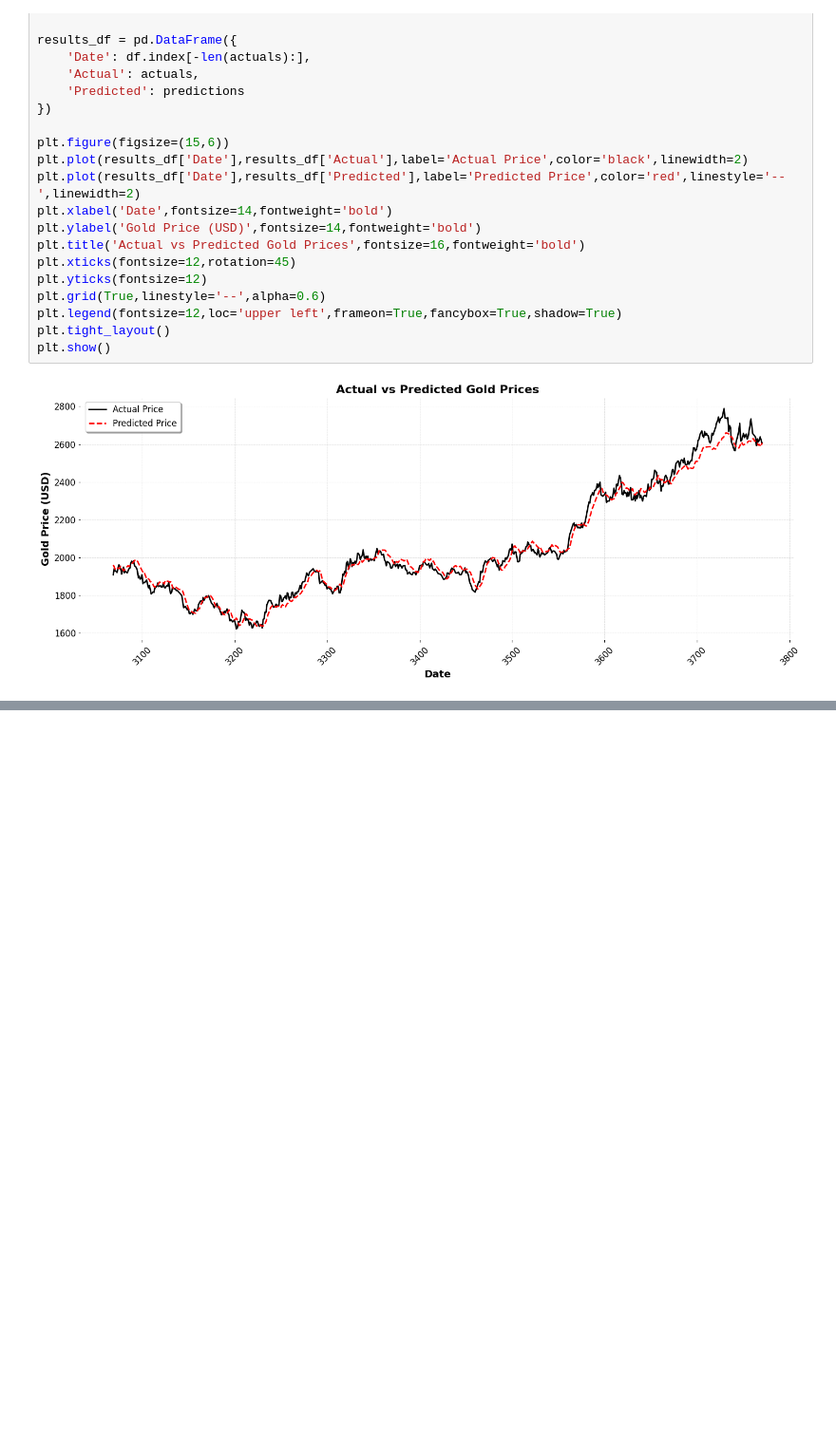
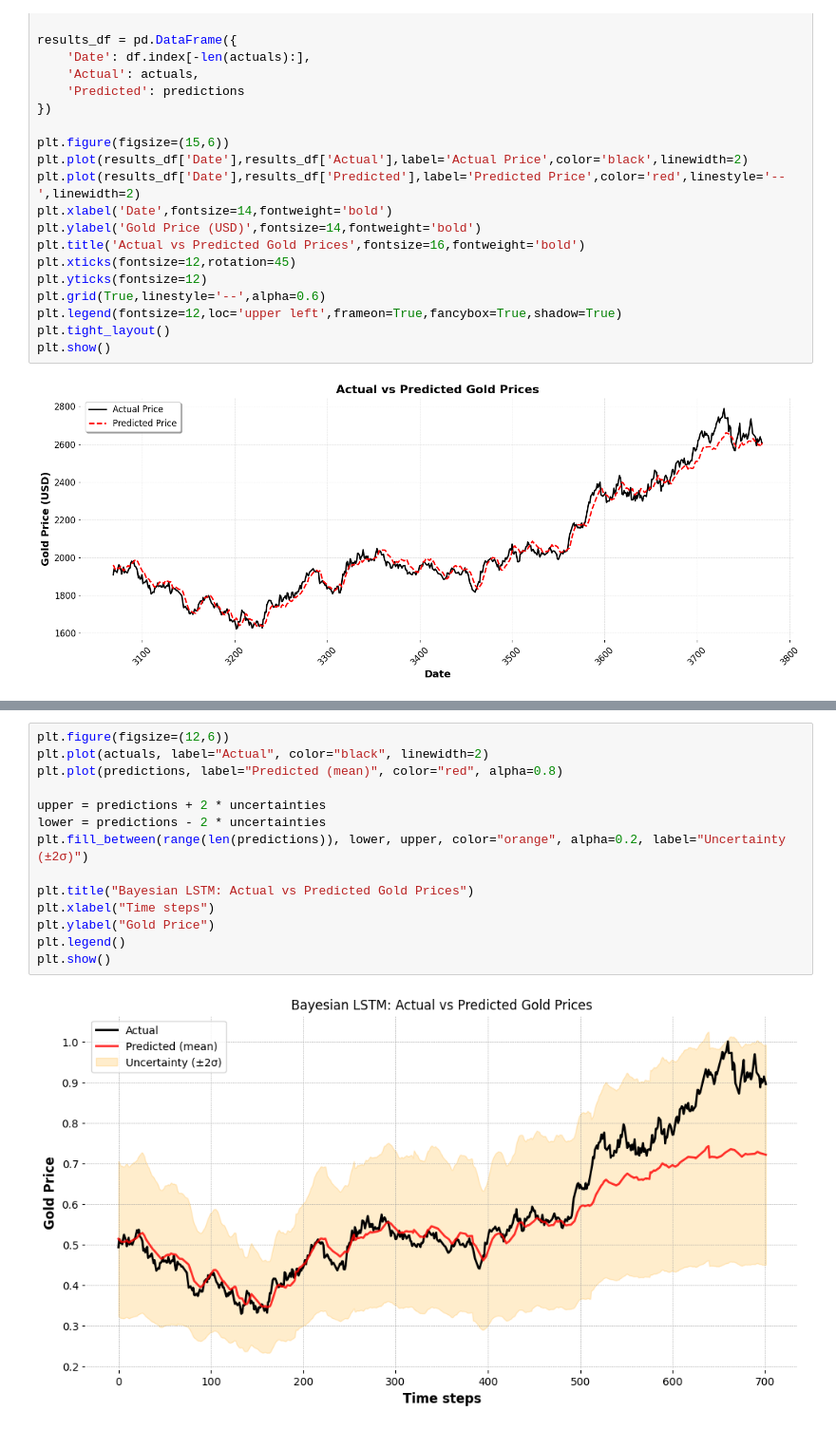
Before and after one commit to HammadAhmadMian/Final-Project, a Jupyter notebook: Prediction_of_Gold_Prices.ipynb, the cells around one changed output, grey strips where cells are left out. Shown at 95% size. Saved outputs shown, nothing was run; the diff lists cells and outputs as text; blank space fills up the shorter version.

Commit message:
Training of Bayesian LSTM

```diff
--- a/Prediction_of_Gold_Prices.ipynb
+++ b/Prediction_of_Gold_Prices.ipynb
@@ -588,0 +741,16 @@ Mean Absolute Percentage Error (MAPE): 1.46%
+# %%
+plt.figure(figsize=(12,6))
+plt.plot(actuals, label="Actual", color="black", linewidth=2)
+plt.plot(predictions, label="Predicted (mean)", color="red", alpha=0.8)
+
+upper = predictions + 2 * uncertainties
+lower = predictions - 2 * uncertainties
+plt.fill_between(range(len(predictions)), lower, upper, color="orange", alpha=0.2, label="Uncertainty (±2σ)")
+
+plt.title("Bayesian LSTM: Actual vs Predicted Gold Prices")
+plt.xlabel("Time steps")
+plt.ylabel("Gold Price")
+plt.legend()
+plt.show()
+# %% [output]
+[figure, added]
```
Also changed, not shown: parts of 2 cells of this notebook.
